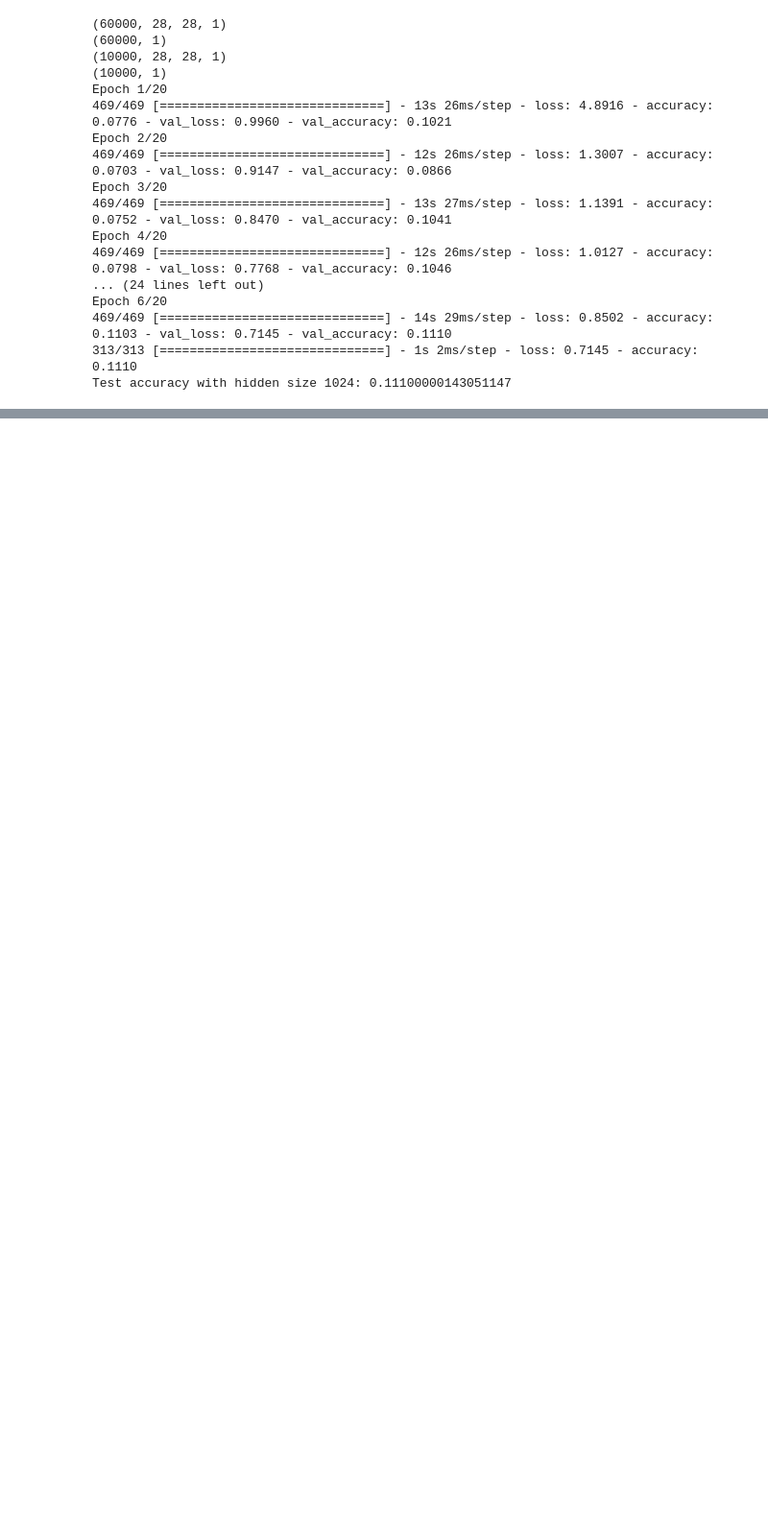
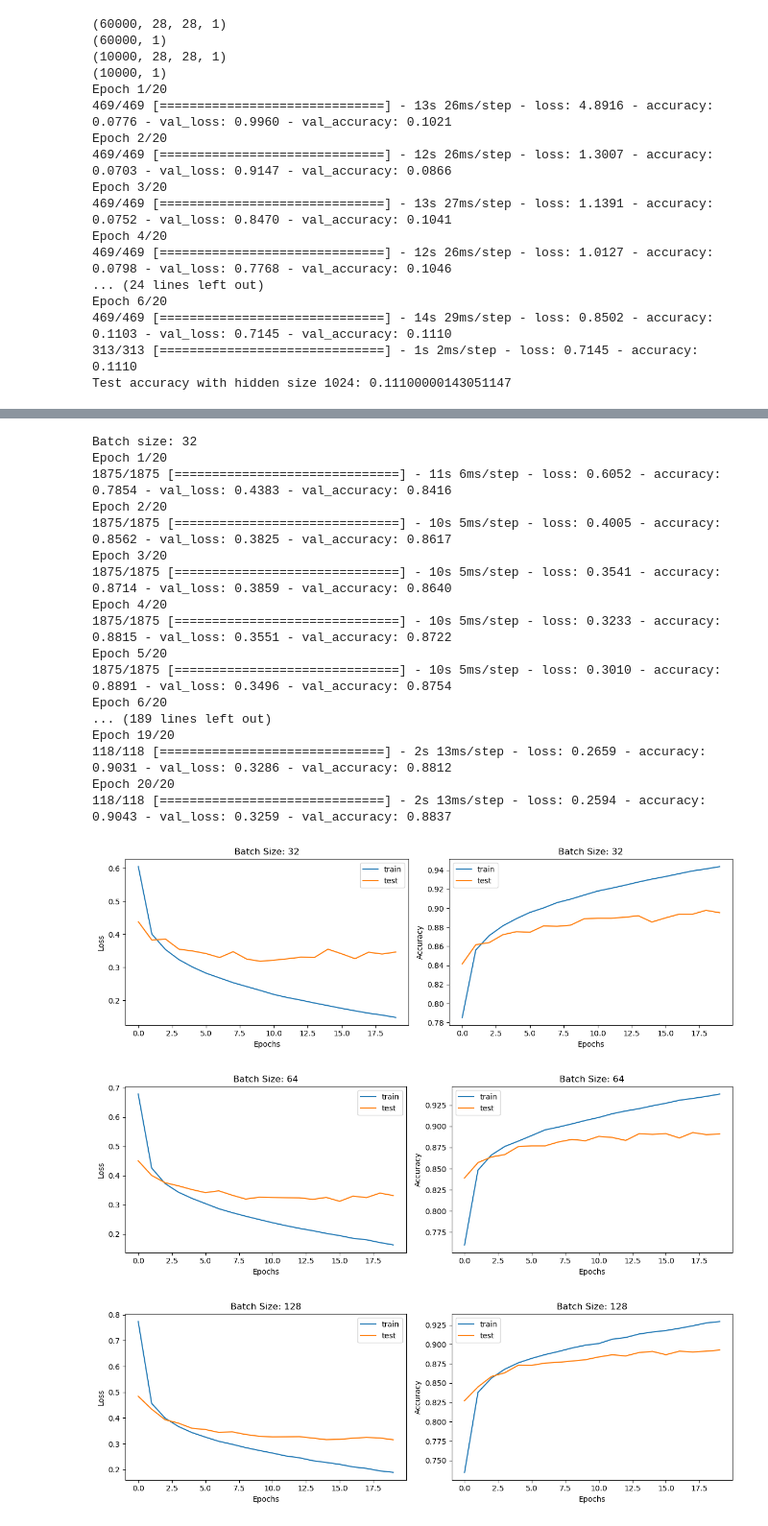
Before and after one commit to Bhanu-py/DL-assignments, a Jupyter notebook: ass1/main.ipynb, the cells around one changed output, grey strips where cells are left out. Shown: that part at 96% size. Drawn from its saved outputs; the diff is of its cells as text; code cells hidden in the pictures; blank space fills up the shorter version.

```diff
--- a/ass1/main.ipynb
+++ b/ass1/main.ipynb
@@ -218,0 +347,80 @@ Test accuracy with hidden size 1024: 0.11100000143051147
+# %%
+# define batch sizes
+batch_sizes = [32, 64, 128, 256, 512]
+
+# store history for each batch size
+histories = []
+
+# specify learning rate (best from previous experiment)
+learning_rate = 0.0001
+
+# instantiate the optimizer
+opt = Adam(learning_rate=learning_rate)
+
+for bs in batch_sizes:
+    print(f'Batch size: {bs}')
+    # Create Opt here because we need to reset for each batch size
+    opt = Adam(learning_rate=learning_rate)
+
+    # define the model
+    network = keras.models.Sequential()
+    network.add(keras.layers.Dense(512, activation='relu', input_shape=(28*28,)))
+    network.add(keras.layers.Dense(512, activation='relu'))
+    network.add(Dropout(0.2))
+    network.add(keras.layers.Dense(128, activation='relu'))
+    network.add(Dropout(0.2))
+    network.add(keras.layers.Dense(512, activation='relu'))
+    network.add(keras.layers.Dense(10, activation='softmax'))
+
+    # compile the model
+    network.compile(optimizer=opt, loss='sparse_categorical_crossentropy', metrics=['accuracy'])
+
+    # train the model
+    history = network.fit(x_train, y_train, epochs=20, batch_size=bs, validation_data=(x_test, y_test))
+
+    # store the history
+    histories.append(history)
+
+# plot loss and accuracy for each batch size
+for i, history in enumerate(histories):
+    plt.figure(figsize=(12, 4))
+
+    plt.subplot(1, 2, 1)
+    plt.plot(history.history['loss'], label='train')
+    plt.plot(history.history['val_loss'], label='test')
+    plt.title('Batch Size: ' + str(batch_sizes[i]))
+    plt.xlabel('Epochs')
+    plt.ylabel('Loss')
+    plt.legend()
+
+    plt.subplot(1, 2, 2)
+    plt.plot(history.history['accuracy'], label='train')
+    plt.plot(history.history['val_accuracy'], label='test')
+    plt.title('Batch Size: ' + str(batch_sizes[i]))
+    plt.xlabel('Epochs')
+    plt.ylabel('Accuracy')
+    plt.legend()
+
+    plt.tight_layout()
+    plt.show()
+# %% [output]
+Batch size: 32
+Epoch 1/20
+1875/1875 [==============================] - 11s 6ms/step - loss: 0.6052 - accuracy: 0.7854 - val_loss: 0.4383 - val_accuracy: 0.8416
+Epoch 2/20
+1875/1875 [==============================] - 10s 5ms/step - loss: 0.4005 - accuracy: 0.8562 - val_loss: 0.3825 - val_accuracy: 0.8617
+Epoch 3/20
+1875/1875 [==============================] - 10s 5ms/step - loss: 0.3541 - accuracy: 0.8714 - val_loss: 0.3859 - val_accuracy: 0.8640
+Epoch 4/20
+1875/1875 [==============================] - 10s 5ms/step - loss: 0.3233 - accuracy: 0.8815 - val_loss: 0.3551 - val_accuracy: 0.8722
+Epoch 5/20
+1875/1875 [==============================] - 10s 5ms/step - loss: 0.3010 - accuracy: 0.8891 - val_loss: 0.3496 - val_accuracy: 0.8754
+Epoch 6/20
+... (189 lines left out)
+Epoch 19/20
+118/118 [==============================] - 2s 13ms/step - loss: 0.2659 - accuracy: 0.9031 - val_loss: 0.3286 - val_accuracy: 0.8812
+Epoch 20/20
+118/118 [==============================] - 2s 13ms/step - loss: 0.2594 - accuracy: 0.9043 - val_loss: 0.3259 - val_accuracy: 0.8837
+[figure, added]
+[figure, added]
+[figure, added]
```
Also changed, not shown: parts of 24 cells of this notebook, 3 other files.
